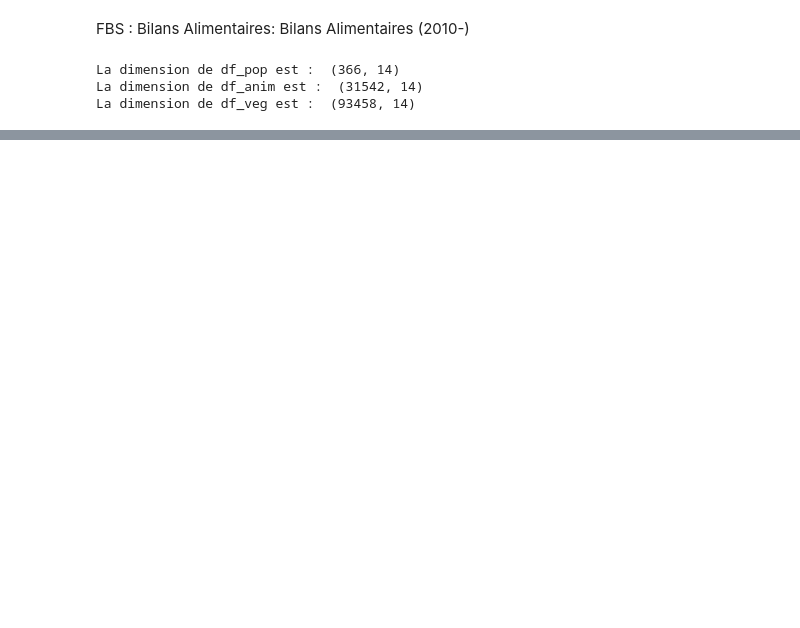
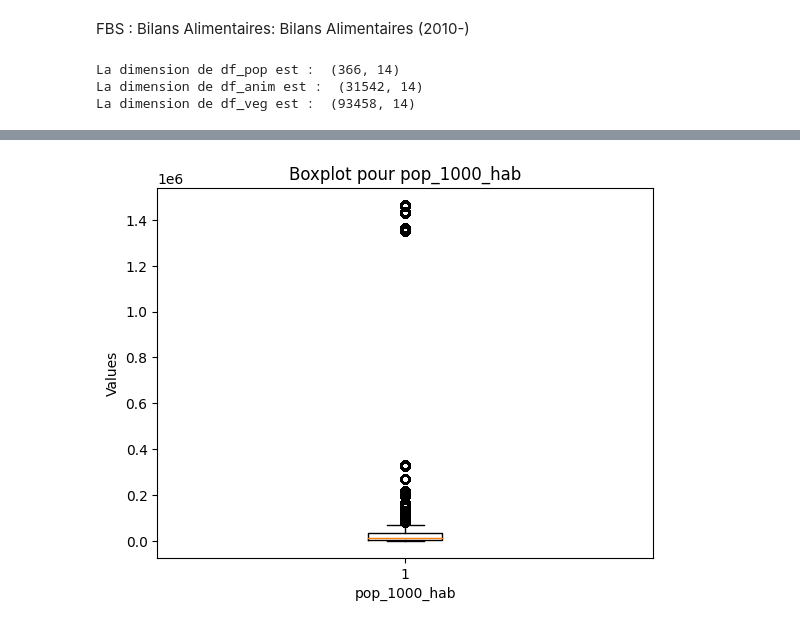
Before and after one commit to RolaMmss/D-couvrez-pandas-avec-le-jeu-de-donn-es-de-la-FAO, a Jupyter notebook: FAOProjetPandas.ipynb, the cells around one changed output, grey strips where cells are left out. Drawn from its saved outputs; the diff is of its cells as text; code cells hidden in the pictures; blank space fills up the shorter version.

Commit message:
question 14

```diff
--- a/FAOProjetPandas.ipynb
+++ b/FAOProjetPandas.ipynb
@@ -53,0 +75,3 @@ df_veg = df_veg.assign(type='vegetal')
+# %%
+# Regroupez les deux jeux de données en 1 et appelez ce DataFrame product. Attention à bien comprendre la structure des données pour utiliser la bonne méthode.
+product = pd.concat([df_veg,df_anim], ignore_index=True)
@@ -53,0 +95,6 @@ df_veg = df_veg.assign(type='vegetal')
+# %%
+#5.Transformez df_pop afin de ne garder que le code du pays, le pays, l’année et la population.
+df_pop = df_pop[["area_code_(fao)","area","year","value"]]
+# Renommer la colonne ‘value’ en ‘pop_1000_hab’.
+df_pop = df_pop.rename(columns={'value':'pop_1000_hab'})
+df_pop
@@ -53,0 +120,4 @@ df_veg = df_veg.assign(type='vegetal')
+# %%
+#6.Transformez products afin de ne garder que les colonnes area_code_(fao), area, element, item, year, type, unit, value.
+product = product[["area_code_(fao)","area","element","item","year","type","unit","value"]]
+product
@@ -53,0 +138,8 @@ df_veg = df_veg.assign(type='vegetal')
+# %%
+# 7.Fusionnez df_pop avec products et nommez ce DataFrame df. Afin de fusionner ces jeux de données vous devez identifier les clés primaires.
+df = pd.merge(df_pop, product, on=['area_code_(fao)','area','year'])
+# display(df)
+
+# # Renommer les colonnes comme sur la capture d’écran ci-dessous.
+df = df.drop('unit',axis=1)
+df
@@ -53,0 +186,17 @@ df_veg = df_veg.assign(type='vegetal')
+# %%
+# 10.Est-ce qu’il y a des valeurs aberrantes ? (population négative, etc.) Utilisez un récapitulatif statistique pour répondre à cette question.
+# Create a figure and axis object
+fig, ax = plt.subplots()
+
+# Draw the boxplot
+plt.boxplot(df['pop_1000_hab'])
+
+# Set the title and axis labels
+ax.set_title('Boxplot pour pop_1000_hab')
+ax.set_xlabel('pop_1000_hab')
+ax.set_ylabel('Values')
+
+# Display the plot
+plt.show()
+# %% [output]
+[figure, added]
```
Also changed, not shown: parts of 23 cells of this notebook.
